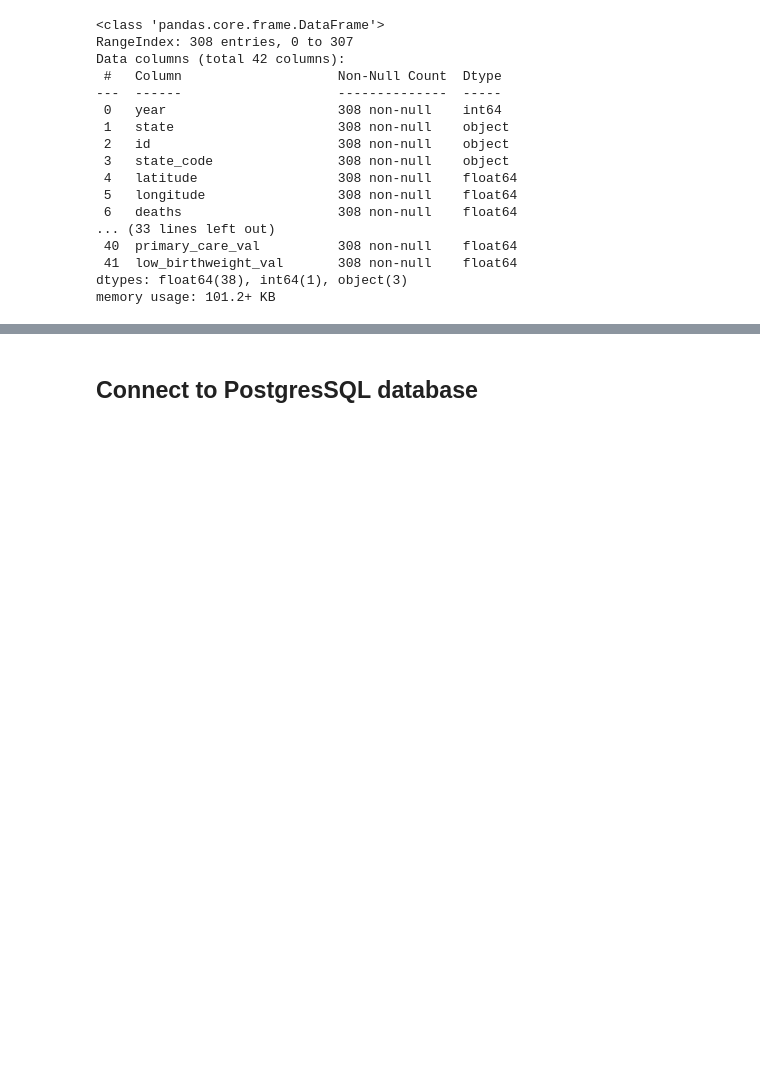
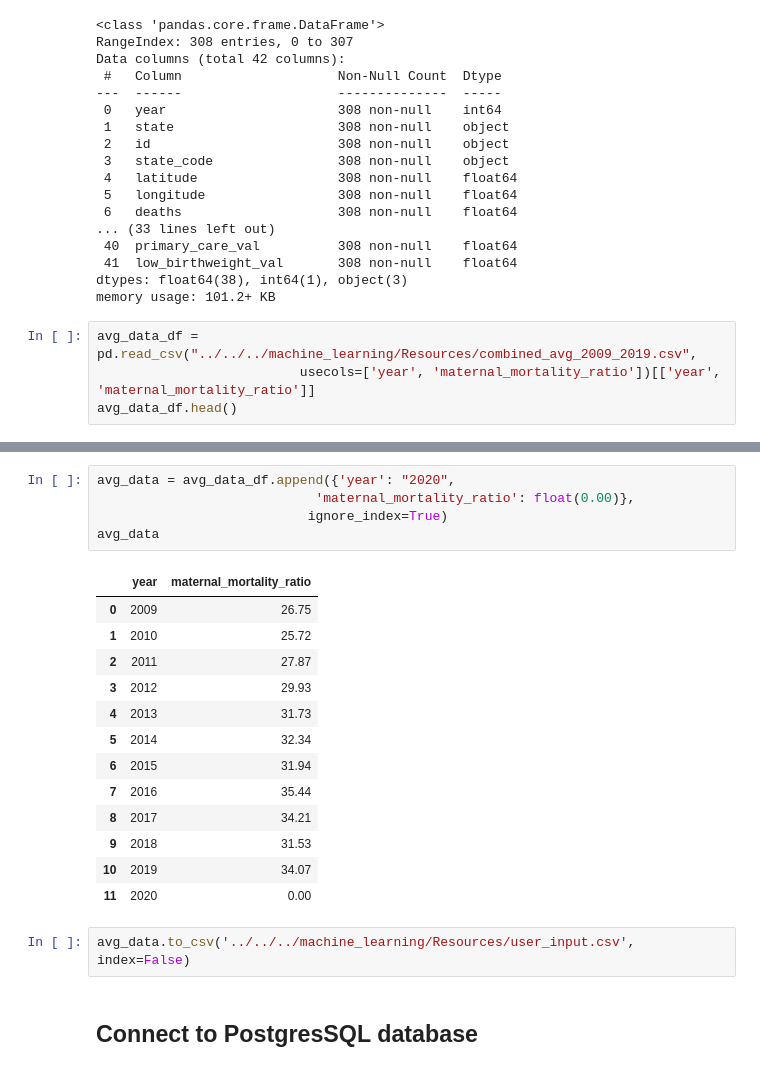
Before and after one commit to abpuccini/maternal-mortality-project, a Jupyter notebook: ETL/ETL-process/Project_3/data_loading.ipynb, the cells around one changed output, grey strips where cells are left out. Cells and saved outputs as stored; diff of their text form; blank space fills up the shorter version.

```diff
--- a/ETL/ETL-process/Project_3/data_loading.ipynb
+++ b/ETL/ETL-process/Project_3/data_loading.ipynb
@@ -80,3 +80,7 @@ Data columns (total 42 columns):
  41  low_birthweight_val       308 non-null    float64
 dtypes: float64(38), int64(1), object(3)
 memory usage: 101.2+ KB
+# %%
+avg_data_df = pd.read_csv("../../../machine_learning/Resources/combined_avg_2009_2019.csv",
+                          usecols=['year', 'maternal_mortality_ratio'])[['year', 'maternal_mortality_ratio']]
+avg_data_df.head()
@@ -83,3 +94,24 @@ memory usage: 101.2+ KB
+# %%
+avg_data = avg_data_df.append({'year': "2020",
+                            'maternal_mortality_ratio': float(0.00)},
+                           ignore_index=True)
+avg_data
+# %% [output]
+|  | year | maternal_mortality_ratio |
+| 0 | 2009 | 26.75 |
+| 1 | 2010 | 25.72 |
+| 2 | 2011 | 27.87 |
+| 3 | 2012 | 29.93 |
+| 4 | 2013 | 31.73 |
+| 5 | 2014 | 32.34 |
+| 6 | 2015 | 31.94 |
+| 7 | 2016 | 35.44 |
+| 8 | 2017 | 34.21 |
+| 9 | 2018 | 31.53 |
+| 10 | 2019 | 34.07 |
+| 11 | 2020 | 0.00 |
+# %%
+avg_data.to_csv('../../../machine_learning/Resources/user_input.csv', index=False)
 # %% [markdown]
 ## Connect to PostgresSQL database
 # %%
```
Also changed, not shown: parts of 5 cells of this notebook, 8 other files.
